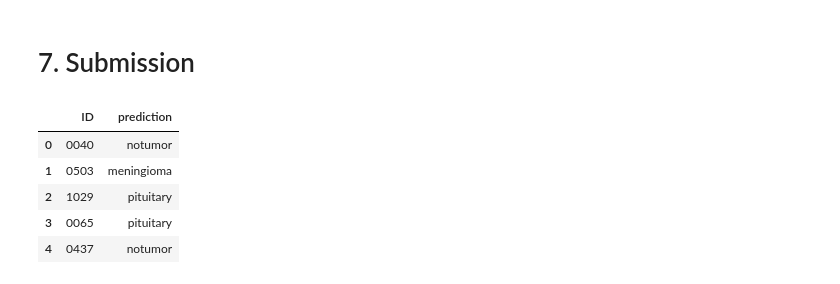
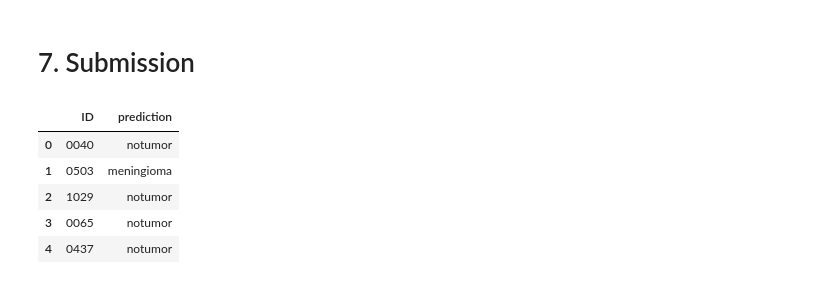
Before and after one commit to stefanasandei/roai-solved, a Jupyter notebook: international-contests/aicc/round-0/brain_tumors_fixmatch.ipynb, the cells around one changed output. Saved outputs shown, nothing was run; the diff lists cells and outputs as text; code cells hidden in the pictures.

```diff
--- a/international-contests/aicc/round-0/brain_tumors_fixmatch.ipynb
+++ b/international-contests/aicc/round-0/brain_tumors_fixmatch.ipynb
@@ -427,0 +227,4 @@ Epoch 10 | combined loss: 0.0604
+# %%
+# freeze backbone for quick linear-probe
+classifier = model.to(device)
+classifier.load_state_dict(torch.load("fixmatch.pth"))
@@ -428,5 +233,5 @@ Epoch 10 | combined loss: 0.0604
 # %%
-resnet = classifier[0].eval().to(device)
+resnet = classifier.eval().to(device)
 for p in resnet.parameters():
     p.requires_grad = False
 # %%
@@ -449,7 +254,7 @@ def tta_predict(model, img, n_aug=3, device=device):
 preds, test_images = [], []
 
 with torch.no_grad():
-    for img_batch in tqdm(test_loader):
+    for (img_batch, _) in tqdm(test_loader):
         img_batch = img_batch.to(device)
         out = classifier(img_batch)
         embeddings = resnet(img_batch)
@@ -457,7 +262,7 @@ with torch.no_grad():
 
     # TTA on single images
     for img_path in tqdm(test_ds.paths):
-        img = Image.open(f"{root_path}/test/{img_path}").convert("RGB")
+        img = Image.open(img_path).convert("RGB")
         preds_tta = tta_predict(classifier, img).argmax(1).item()
         preds.append(preds_tta)
 
@@ -484,17 +289,17 @@ plt.show()
 # %% [markdown]
 # 7. Submission
 # %%
-preds = [label_encoder.inverse_transform(np.array([c]))[0] for c in preds]
-ids = [p[:len(".jpg")] for p in test_ds.paths]
+preds_labels = [id2label[p] for p in preds]
+ids = [p[len(root_path+"/test/"):][:len(".jpg")] for p in test_ds.paths]
 # %%
-sub = pd.DataFrame({"ID": ids, "prediction": preds})
+sub = pd.DataFrame({"ID": ids, "prediction": preds_labels})
 sub.head()
 # %% [output]
 |  | ID | prediction |
 | 0 | 0040 | notumor |
 | 1 | 0503 | meningioma |
-| 2 | 1029 | pituitary |
-| 3 | 0065 | pituitary |
+| 2 | 1029 | notumor |
+| 3 | 0065 | notumor |
 | 4 | 0437 | notumor |
 # %%
 sub.to_csv("submission.csv", index=False)
```
Also changed, not shown: parts of 32 cells of this notebook, 2 other files.
